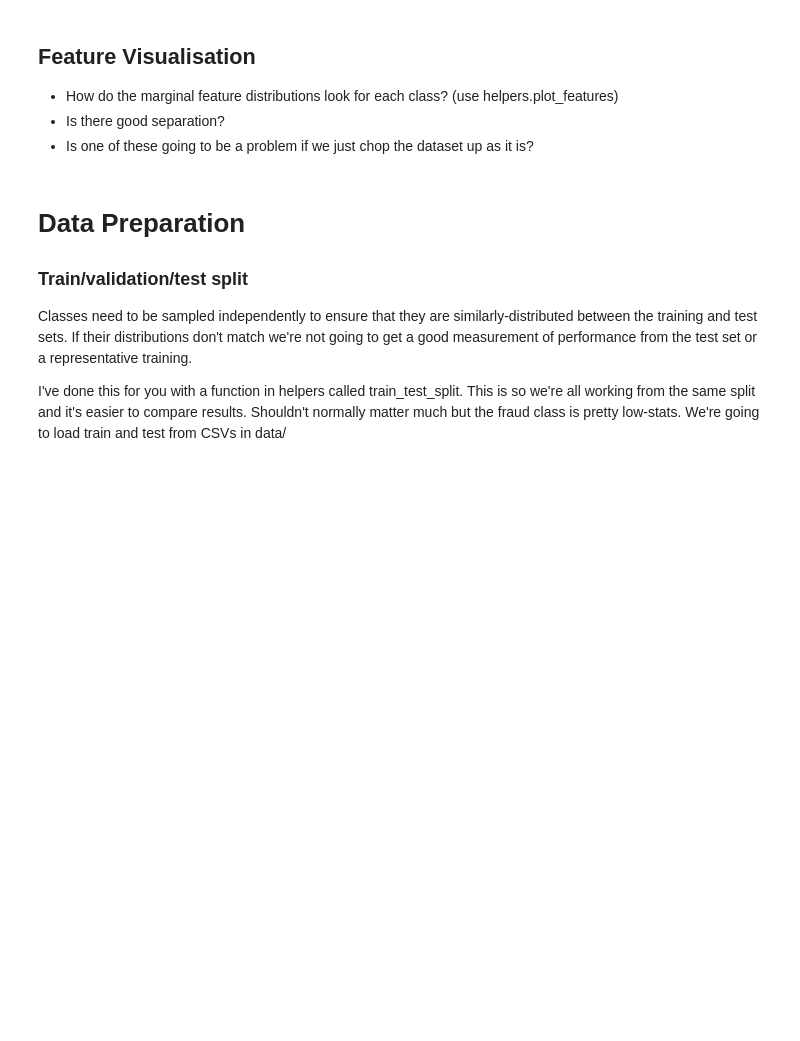
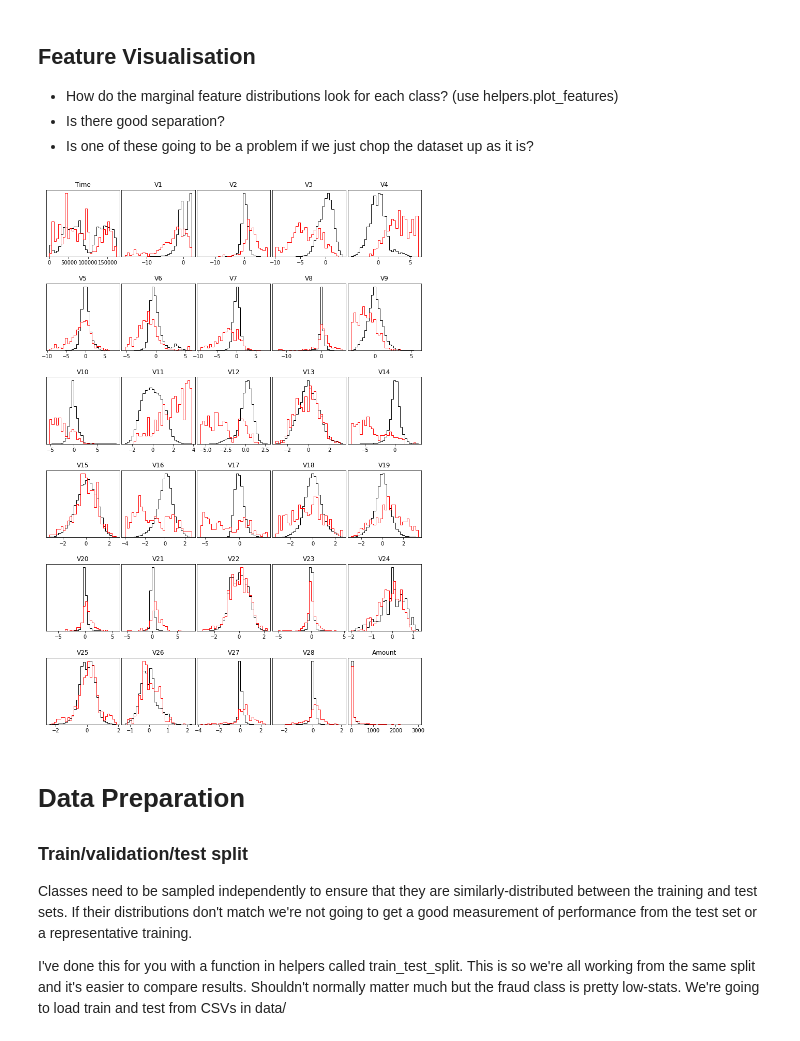
Before and after one commit to J-C-Wright/ML_Practical_1, a Jupyter notebook: Credit Card Fraud Dataset.ipynb, the cells around one changed output. Saved outputs shown, nothing was run; the diff lists cells and outputs as text; code cells hidden in the pictures; blank space fills up the shorter version.

```diff
--- a/Credit Card Fraud Dataset.ipynb
+++ b/Credit Card Fraud Dataset.ipynb
@@ -60,9 +60,13 @@ dataset.head(10)
 * Is one of these going to be a problem if we just chop the dataset up as it is?
 # %%
 # If you're unsure how to use matplotlib (or don't want to spend time on this)
-# there's a function in helpers.py you can use: helpers.plot_features(dataset,13,19)
+# there's a function in helpers.py you can use:
 # These marginal distributions are normalised to unity. Red is fraudulent, black is normal.
 # If its too big for your screen, adjust the numbers
+
+helpers.plot_features(dataset,13,19)
+# %% [output]
+[figure, added]
 # %% [markdown]
 # Data Preparation
 
```
Also changed, not shown: parts of 4 cells of this notebook.
